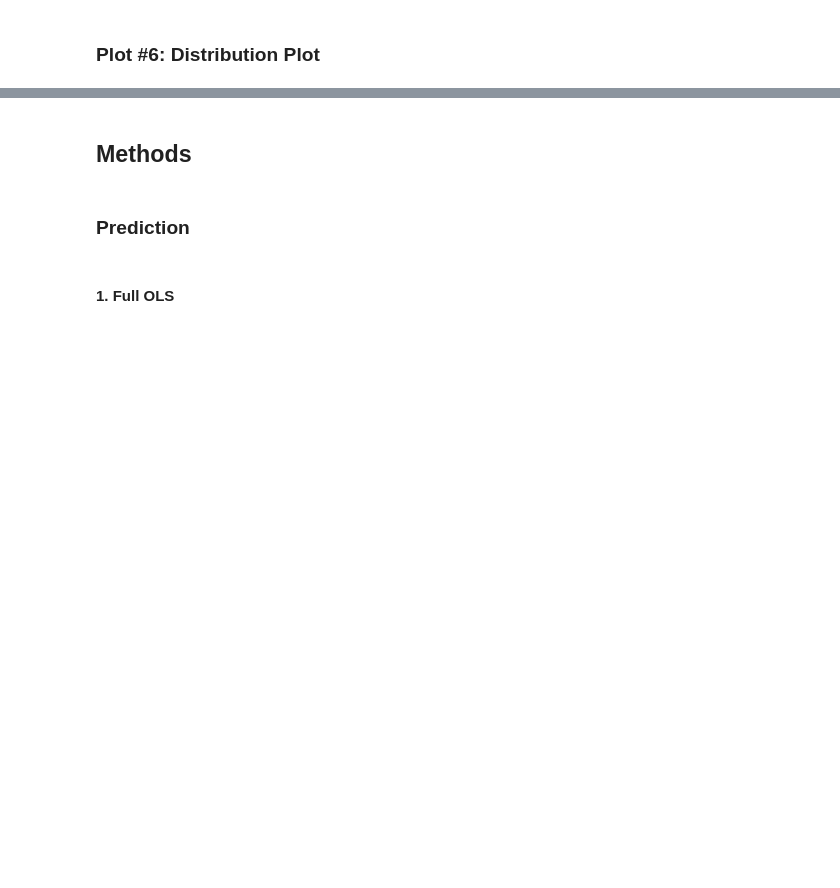
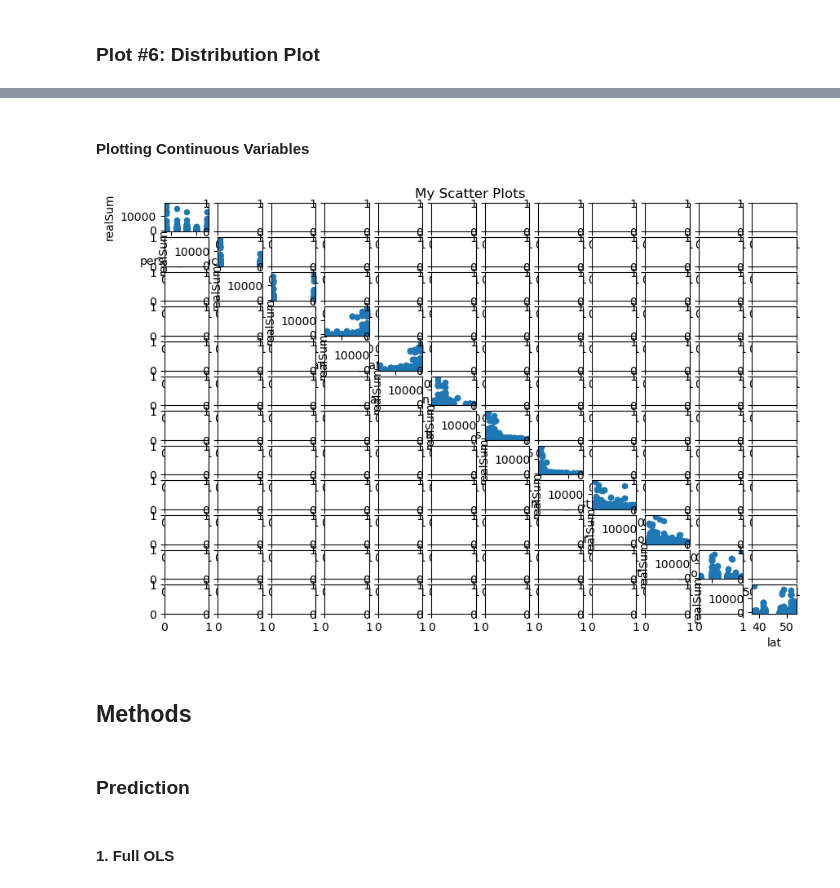
Before and after one commit to Hrithik0015/ECON323_Project, a Jupyter notebook: Project_Report.ipynb, the cells around one changed output, grey strips where cells are left out. Saved outputs shown, nothing was run; the diff lists cells and outputs as text; code cells hidden in the pictures; blank space fills up the shorter version.

```diff
--- a/Project_Report.ipynb
+++ b/Project_Report.ipynb
@@ -195,3 +204,25 @@ sns.displot(np.log(df['realSum']), color = 'r')
+# %% [markdown]
+#### Plotting Continuous Variables
+# %%
+display_df = df[['realSum','person_capacity','multi', 'biz', 'cleanliness_rating',
+                   'guest_satisfaction_overall', 'bedrooms', 'dist',
+                   'metro_dist','attr_index_norm', 'rest_index_norm', 'lng', 'lat']]
+
+fig, ax = plt.subplots(12, 12 ,figsize=(10,6))
+
+for i,col in enumerate(display_df.columns[1:]):
+     display_df.plot(kind='scatter', x=col, y='realSum', ax=ax[i, i])
+     # sns.regplot(x=display_df[col], y=display_df['realSum'], ax=ax[i])
+
+# display_df.plot(kind='scatter', x="cleanliness_rating", y='realSum', ax=ax)
+
+fig.suptitle('My Scatter Plots')
+fig.tight_layout()
+fig.subplots_adjust(top=0.95)
+
+plt.show()
+# %% [output]
+[figure, added]
 # %% [markdown]
 ## Methods
 # %% [markdown]
```
Also changed, not shown: parts of 22 cells of this notebook.
